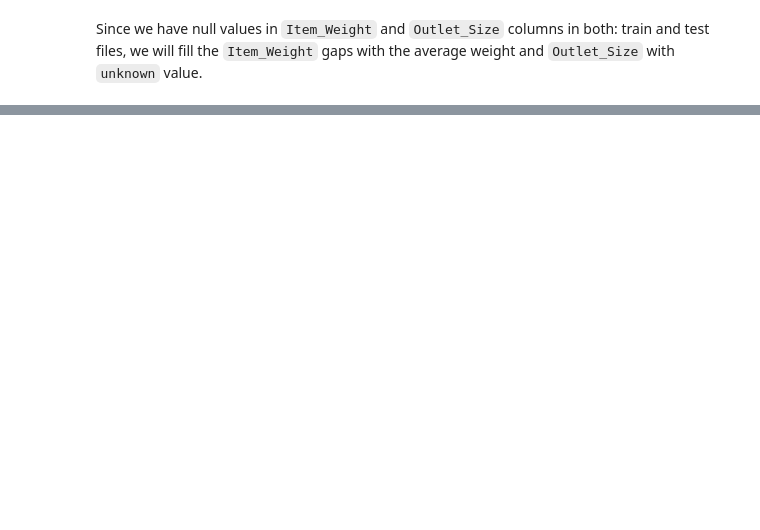
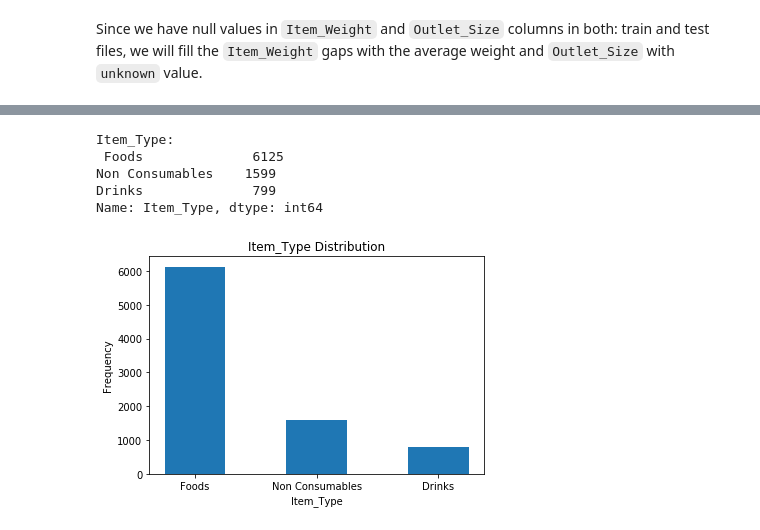
Before and after one commit to priyankkalgaonkar/Predictive-Analysis-Using-Feature-Engineering, a Jupyter notebook: Predictive_Analysis_Using_Feature_Engineering.ipynb, the cells around one changed output, grey strips where cells are left out. Drawn from its saved outputs; the diff is of its cells as text; code cells hidden in the pictures; blank space fills up the shorter version.

```diff
--- a/Predictive_Analysis_Using_Feature_Engineering.ipynb
+++ b/Predictive_Analysis_Using_Feature_Engineering.ipynb
@@ -48,0 +159,33 @@ ValueError: ignored
+# %%
+#Using item identifier, we categorize 'Item_Type' into Non Consumables, Drinks and Foods
+def item_identify(cols):
+  item_id=cols[0]
+  item_type=cols[1]
+
+  if item_id[:2] == 'NC':
+    return 'Non Consumables'
+  elif item_id[:2] == 'DR':
+    return 'Drinks'
+  else:
+    return 'Foods'
+# %%
+train['Item_Type']=train[['Item_Identifier','Item_Type']].apply(item_identify,axis=1)
+test['Item_Type']=test[['Item_Identifier','Item_Type']].apply(item_identify,axis=1)
+# %%
+train['Item_Type'].value_counts()
+
+import numpy as np
+import matplotlib.pyplot as plt
+plt.bar(train['Item_Type'].value_counts().index, train['Item_Type'].value_counts(), width=0.5, bottom=None, align='center', data=train)
+plt.title('Item_Type Distribution')
+#plt.xticks(rotation='vertical')
+plt.xlabel('Item_Type')
+plt.ylabel('Frequency')
+print('Item_Type:\n',train['Item_Type'].value_counts())
+# %% [output]
+Item_Type:
+ Foods              6125
+Non Consumables    1599
+Drinks              799
+Name: Item_Type, dtype: int64
+[figure, added]
```
Also changed, not shown: parts of 33 cells of this notebook.
